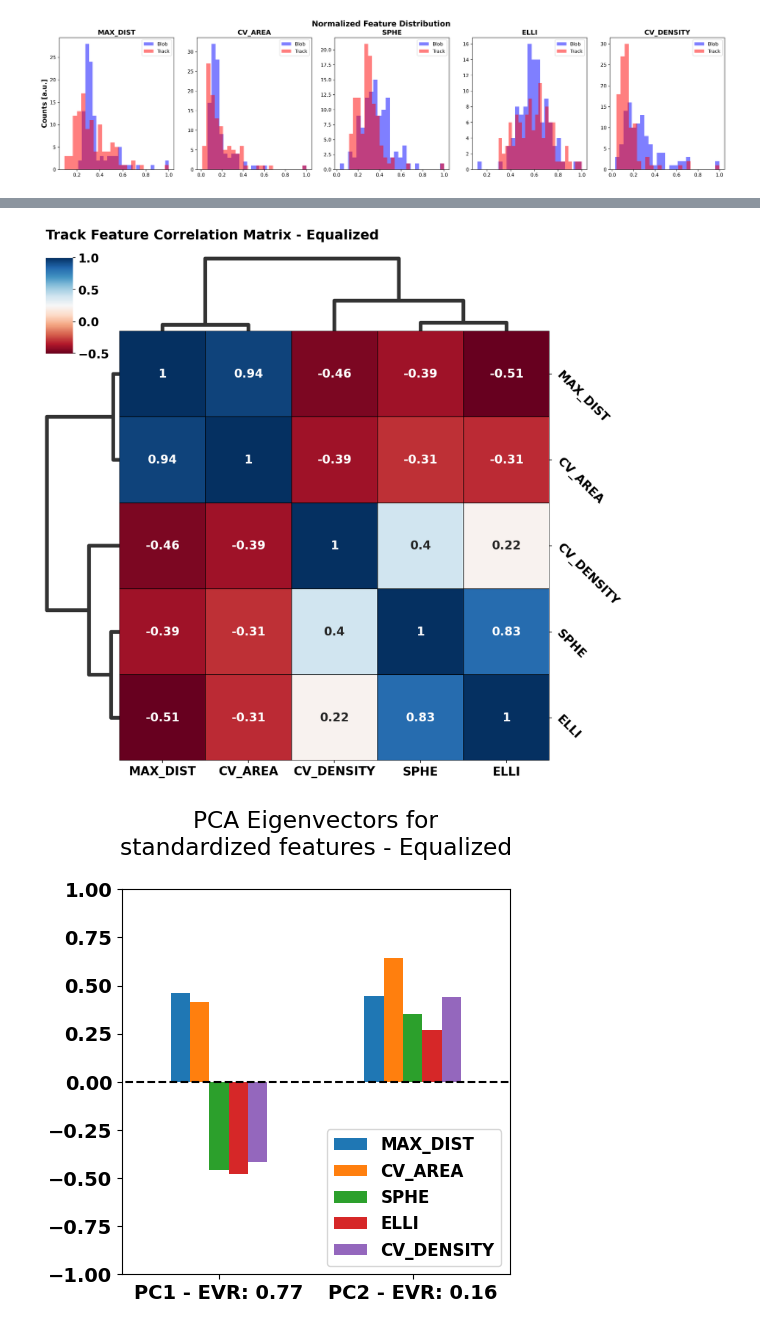
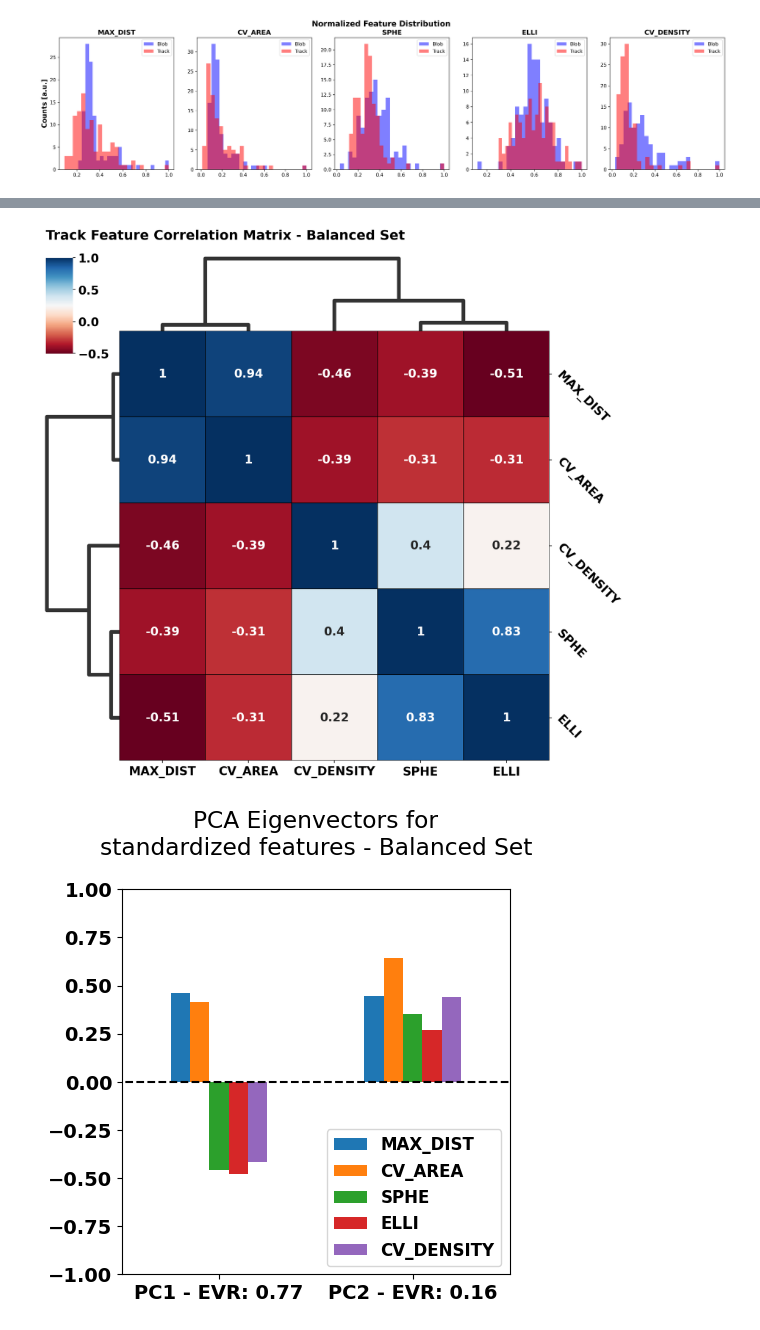
Before and after one commit to Eggeling-Lab-Microscope-Software/blob-B-gone, a Jupyter notebook: BlobBGone_Feature_Exploration.ipynb, the cells around one changed output, grey strips where cells are left out. Drawn from its saved outputs; the diff is of its cells as text; code cells hidden in the pictures.

```diff
--- a/BlobBGone_Feature_Exploration.ipynb
+++ b/BlobBGone_Feature_Exploration.ipynb
@@ -292,16 +292,16 @@ cm = correlation_clustermap(comb_standard_blob_features, feature_keys, title='Bl
 # %%
-cm = correlation_clustermap(comb_standard_track_features, feature_keys, title='Track Feature Correlation Matrix - Equalized', v_min=v_min, v_max=v_max)
+cm = correlation_clustermap(comb_standard_track_features, feature_keys, title='Track Feature Correlation Matrix - Balanced Set', v_min=v_min, v_max=v_max)
 # %% [output]
-[figure, old version]
+[figure, new version]
 # %%
 ## Generate fill feature list
 features = []
 for task in blob_list+track_list:
     task.extract()
     features.append(task.to_array())
 features = featureHandler.regularize_output(features, method = 'standardize')
 assert np.all(np.isfinite(features)), "NaN values still present in features."
 
-plot_PCA_eigenvectors([features], ["standardized features - Equalized"], n_components = 2, absolute = False)
+plot_PCA_eigenvectors([features], ["standardized features - Balanced Set"], n_components = 2, absolute = False)
 # %% [output]
-[figure, old version]
+[figure, new version]
```
Also changed, not shown: parts of 3 cells of this notebook, 11 other files.
